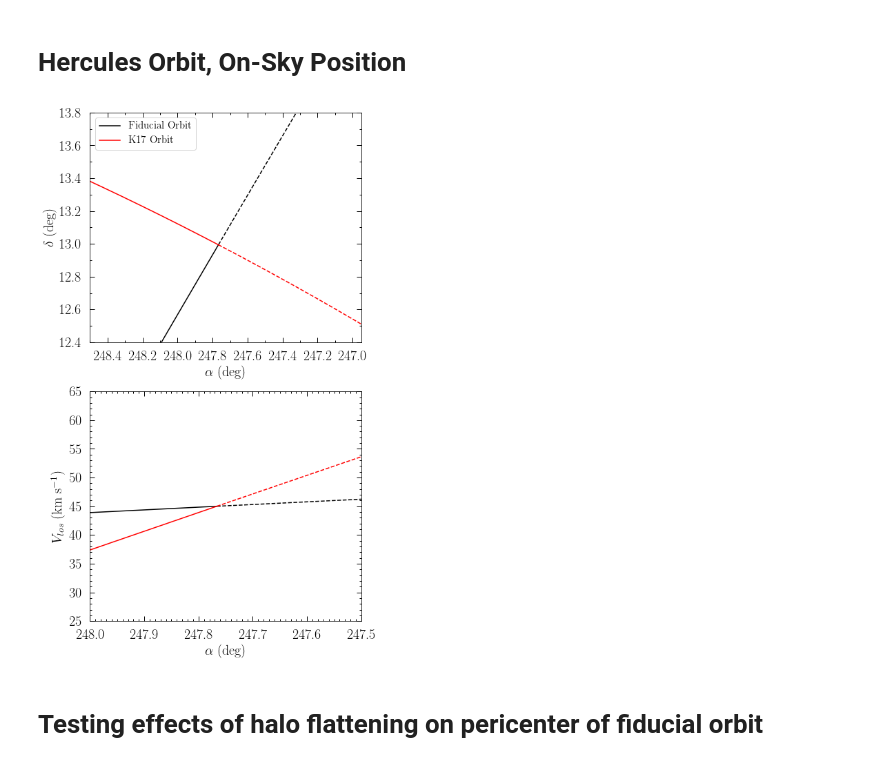
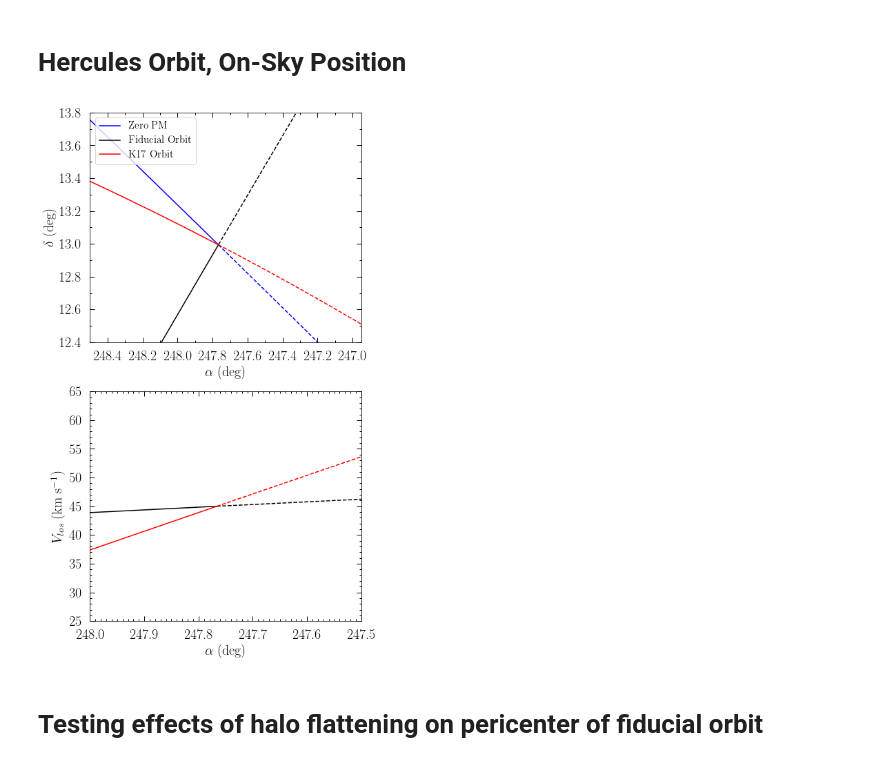
Before and after one commit to swfu/DwarfTidalStripping, a Jupyter notebook: herc_analysis.ipynb, the cells around one changed output. Saved outputs shown, nothing was run; the diff lists cells and outputs as text; code cells hidden in the pictures.

```diff
--- a/herc_analysis.ipynb
+++ b/herc_analysis.ipynb
@@ -200,6 +200,21 @@ kup_flip = kup.flip()
 kup_flip.integrate(ts_small,pot_fid)
 kup_flip.flip(inplace=True)
 kup.integrate(ts_small,pot_fid)
+
+
+
+test = Orbit([ra*u.degree,
+            dec*u.degree,
+            dist*u.kpc,
+            0*u.mas/u.yr,
+            0*u.mas/u.yr,
+            vlos*u.km/u.s],
+            radec=True,solarmotion='Schoenrich',ro=ro*u.kpc,vo=vo*u.km/u.s)
+
+test_flip = test.flip()
+test_flip.integrate(ts_small,pot_fid)
+test_flip.flip(inplace=True)
+test.integrate(ts_small,pot_fid)
 # %%
 hercclr = 'mediumblue'
 hercsymb = 'o'
@@ -275,6 +290,9 @@ ts_small = np.linspace(0,3,5000)*u.Gyr
 #         ax[1].plot(orb.ra(ts_small)[0:200], orb.vlos(ts_small)[0:200],ls='-',color='powderblue',alpha=0.25)
 
 
+ax[0].plot(test.ra(ts_small),test.dec(ts_small),color='blue',ls='-',label='Zero PM')
+ax[0].plot(test_flip.ra(ts_small),test_flip.dec(ts_small),color='blue',ls='--',label='')
+
 ax[0].plot(fid.ra(ts_small),fid.dec(ts_small),color='black',ls='-',label='Fiducial Orbit')
 ax[0].plot(fid_flip.ra(ts_small),fid_flip.dec(ts_small),color='black',ls='--',label='')
 
@@ -306,34 +324,34 @@ ax[0].xaxis.set_minor_locator(MultipleLocator(0.1))
 ax[1].xaxis.set_major_locator(MultipleLocator(0.1))
 ax[1].xaxis.set_minor_locator(MultipleLocator(0.01))
 
 ax[0].set_xticklabels(np.round(np.arange(246.8,248.6,0.2),1),fontsize=ticklab)
 ax[1].set_xticklabels(np.round(np.arange(247.4,248.1,0.1),1),fontsize=ticklab)
 
 ax[0].yaxis.set_major_locator(MultipleLocator(0.2))
 ax[0].yaxis.set_minor_locator(MultipleLocator(0.1))
 
 ax[1].yaxis.set_major_locator(MultipleLocator(5))
 ax[1].yaxis.set_minor_locator(MultipleLocator(1))
 
 ax[0].set_yticklabels(np.round(np.arange(12.2,13.8,0.2),1),fontsize=ticklab)
 ax[1].set_yticklabels(np.round(np.arange(20,70,5),0),fontsize=ticklab)
 
 major_tick_length = 7
 major_tick_width = 1
 minor_tick_length = 3
 minor_tick_width = 1
 
 for i in range(2):
     ax[i].tick_params(axis='both',direction='in',bottom='on',top='on',right='on',left='on',which='major',
                  length = major_tick_length, width = major_tick_width)
     ax[i].tick_params(axis='both',direction='in',bottom='on',top='on',right='on',left='on',which='minor',
                 length = minor_tick_length, width = minor_tick_width)
 
 fig.tight_layout()
 
 # fig.savefig(pprdir + 'Herc_observed.pdf',dpi=dpi,bbox_inches='tight')
 # %% [output]
-[figure, old version]
+[figure, new version]
 # %% [markdown]
 # Testing effects of halo flattening on pericenter of fiducial orbit
 # %%
```
